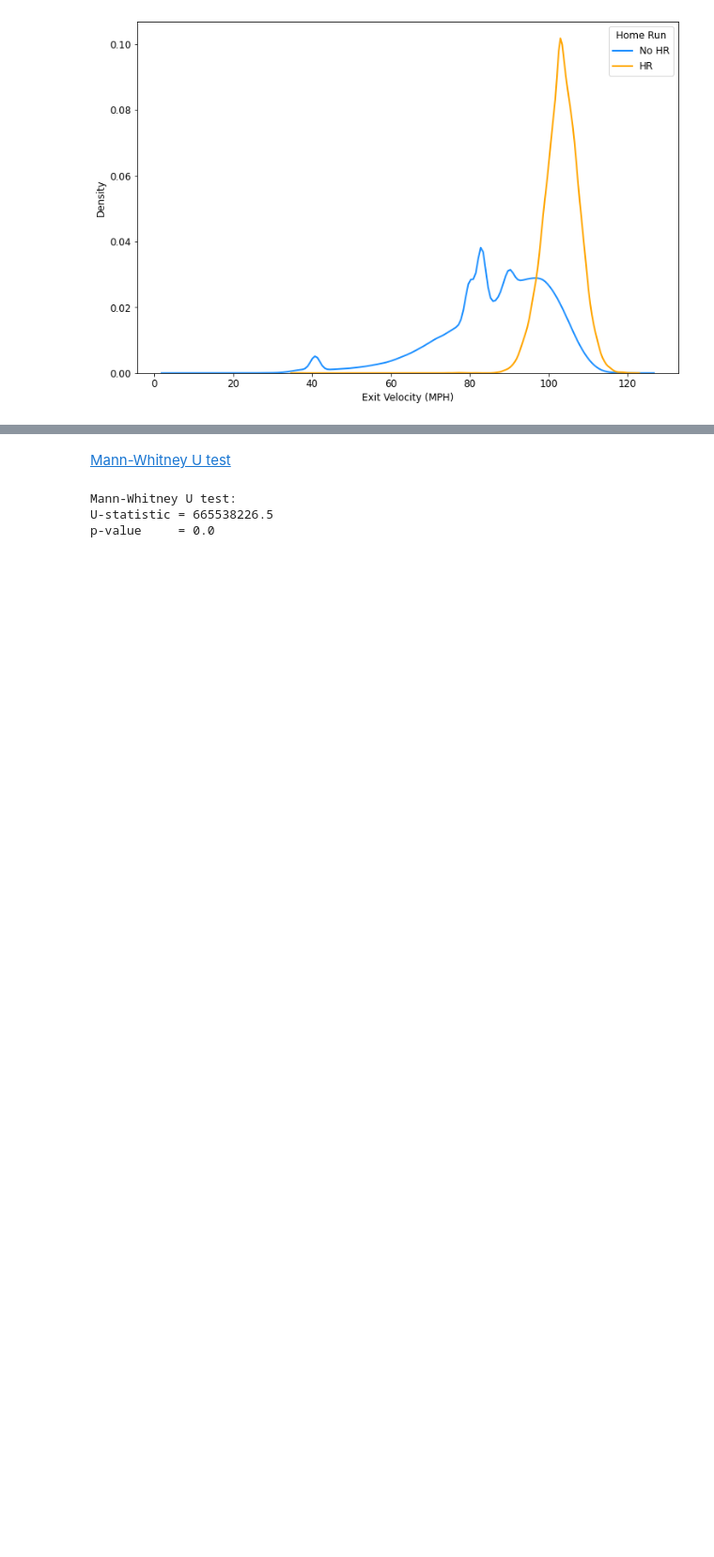
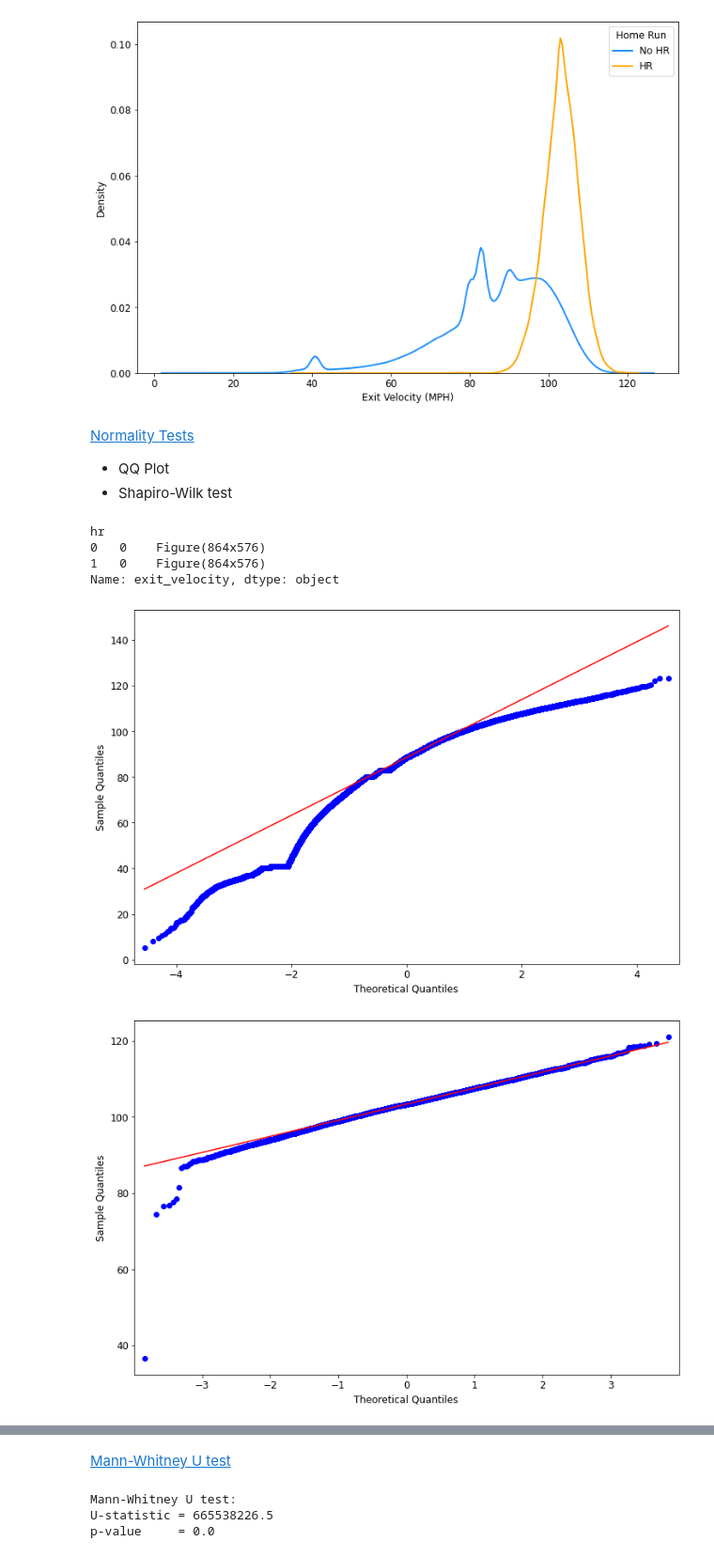
Before and after one commit to tweichle/Predicting-Baseball-Statistics, a Jupyter notebook: Classification/Random Forest-Classification for Baseball Outcomes.ipynb, the cells around one changed output, grey strips where cells are left out. Shown at 94% size. Drawn from its saved outputs; the diff is of its cells as text; code cells hidden in the pictures; blank space fills up the shorter version.

```diff
--- a/Classification/Random Forest-Classification for Baseball Outcomes.ipynb
+++ b/Classification/Random Forest-Classification for Baseball Outcomes.ipynb
@@ -785,3 +785,24 @@ plt.ylabel('Density')
 plt.legend(title='Home Run', loc='upper right');
 # %% [output]
 [figure]
+# %% [markdown]
+[Normality Tests](https://machinelearningmastery.com/a-gentle-introduction-to-normality-tests-in-python/)
+- QQ Plot
+- Shapiro-Wilk test
+# %%
+# Q-Q plot of the quantiles of x versus the quantiles/ppf of a distribution
+# Note: dist: comparison distribution; the default is scipy.stats.distributions.norm (a standard normal)
+#       line: options for the reference line to which the data is compared;
+#             "45" - 45-degree line
+#             "s" - standardized line, the expected order statistics are scaled by the standard deviation of the given sample and have the mean added to them
+#             "r" - A regression line is fit
+#             "q" - A line is fit through the quartile
+all_MLB_teams2015_2017_new.groupby(by='hr').exit_velocity.apply(lambda x: pd.Series(sm.qqplot(x, line='q')))
+#plt.show()
+# %% [output]
+hr
+0   0    Figure(864x576)
+1   0    Figure(864x576)
+Name: exit_velocity, dtype: object
+[figure, added]
+[figure, added]
```
Also changed, not shown: parts of 20 cells of this notebook, 4 other files.
